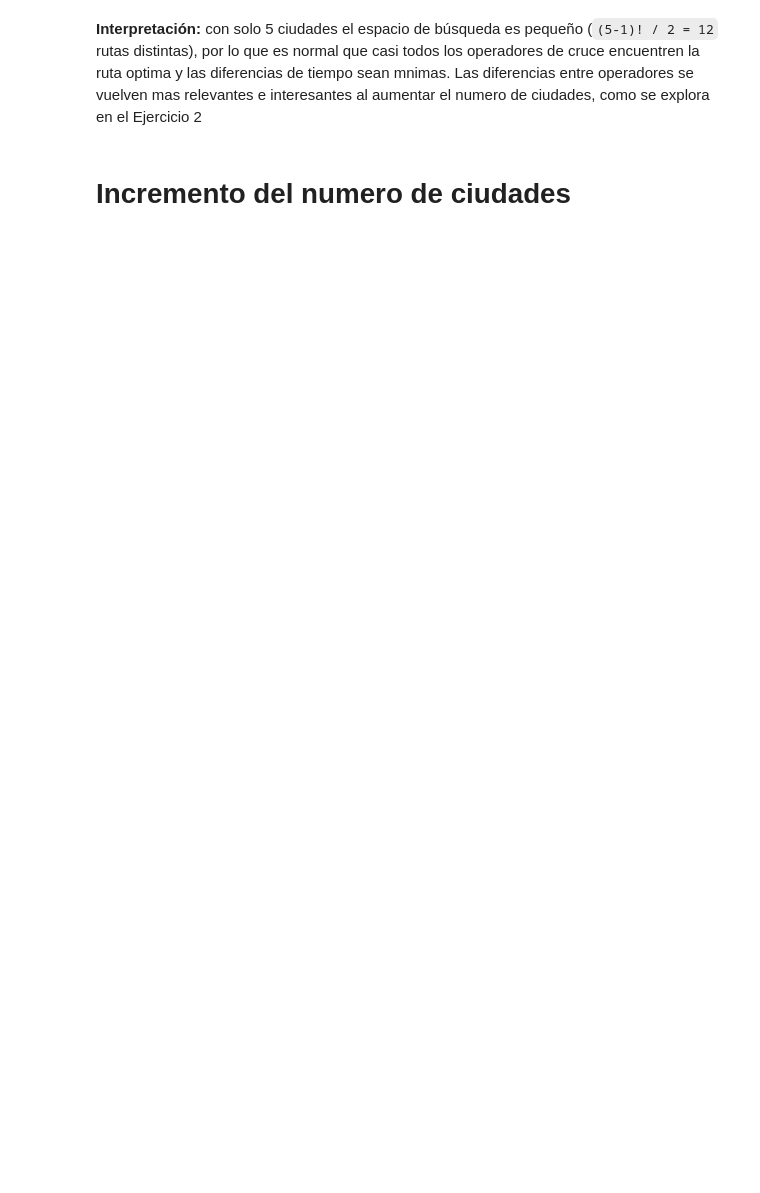
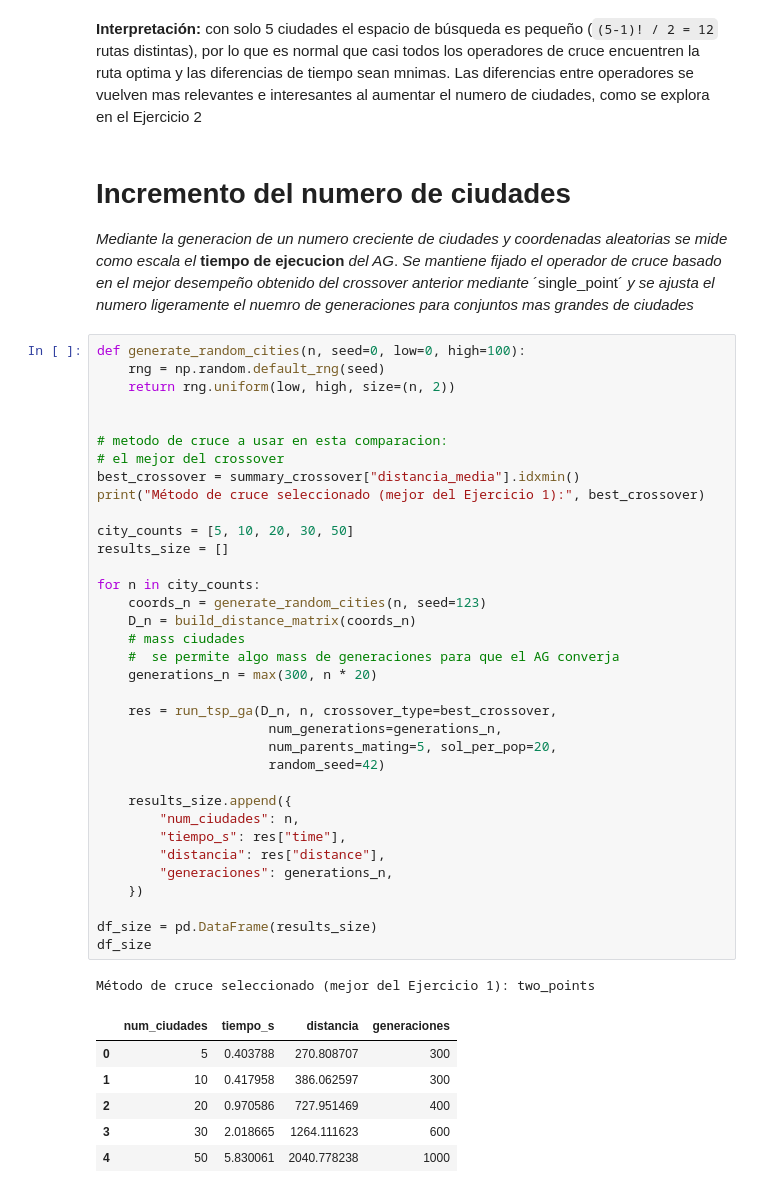
Before and after one commit to RavenCore99/AG_practicas, a Jupyter notebook: actividad_AG.ipynb, the cells around one changed output. Saved outputs shown, nothing was run; the diff lists cells and outputs as text; blank space fills up the shorter version.

```diff
--- a/actividad_AG.ipynb
+++ b/actividad_AG.ipynb
@@ -289,3 +289,48 @@ interesantes al aumentar el numero de ciudades, como se explora en el
 Ejercicio 2
 # %% [markdown]
 # Incremento del numero de ciudades
+
+*Mediante la generacion de un numero creciente de ciudades y coordenadas aleatorias se mide como escala el* **tiempo de ejecucion** *del AG*. *Se mantiene fijado el operador de cruce basado en el mejor desempeño obtenido del crossover anterior mediante* ´single_point´ *y se ajusta el numero ligeramente el nuemro de generaciones para conjuntos mas grandes de ciudades*
+# %%
+def generate_random_cities(n, seed=0, low=0, high=100):
+    rng = np.random.default_rng(seed)
+    return rng.uniform(low, high, size=(n, 2))
+
+
+# metodo de cruce a usar en esta comparacion:
+# el mejor del crossover
+best_crossover = summary_crossover["distancia_media"].idxmin()
+print("Método de cruce seleccionado (mejor del Ejercicio 1):", best_crossover)
+
+city_counts = [5, 10, 20, 30, 50]
+results_size = []
+
+for n in city_counts:
+    coords_n = generate_random_cities(n, seed=123)
+    D_n = build_distance_matrix(coords_n)
+    # mass ciudades
+    #  se permite algo mass de generaciones para que el AG converja
+    generations_n = max(300, n * 20)
+
+    res = run_tsp_ga(D_n, n, crossover_type=best_crossover,
+                      num_generations=generations_n,
+                      num_parents_mating=5, sol_per_pop=20,
+                      random_seed=42)
+
+    results_size.append({
+        "num_ciudades": n,
+        "tiempo_s": res["time"],
+        "distancia": res["distance"],
+        "generaciones": generations_n,
+    })
+
+df_size = pd.DataFrame(results_size)
+df_size
+# %% [output]
+Método de cruce seleccionado (mejor del Ejercicio 1): two_points
+|  | num_ciudades | tiempo_s | distancia | generaciones |
+| 0 | 5 | 0.403788 | 270.808707 | 300 |
+| 1 | 10 | 0.417958 | 386.062597 | 300 |
+| 2 | 20 | 0.970586 | 727.951469 | 400 |
+| 3 | 30 | 2.018665 | 1264.111623 | 600 |
+| 4 | 50 | 5.830061 | 2040.778238 | 1000 |
```
Also changed, not shown: parts of 6 cells of this notebook.
